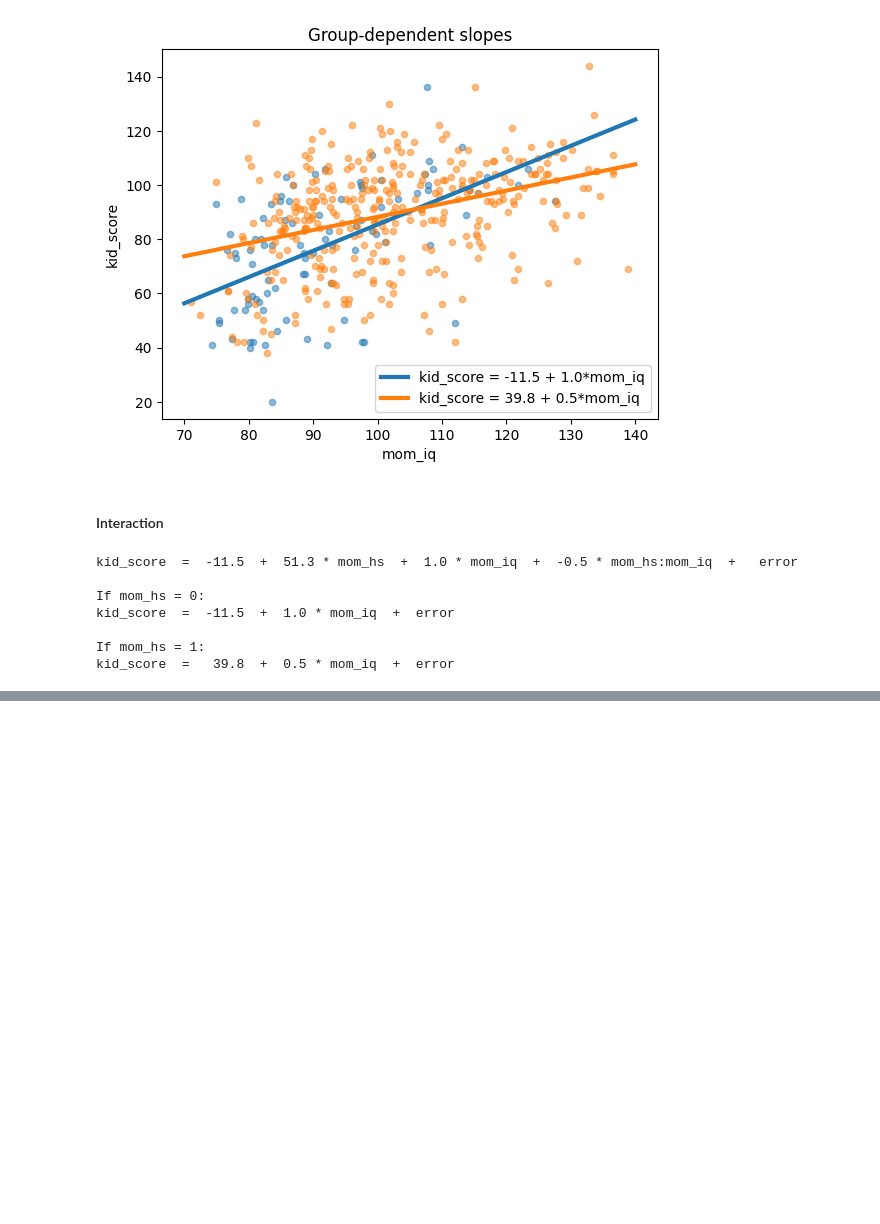
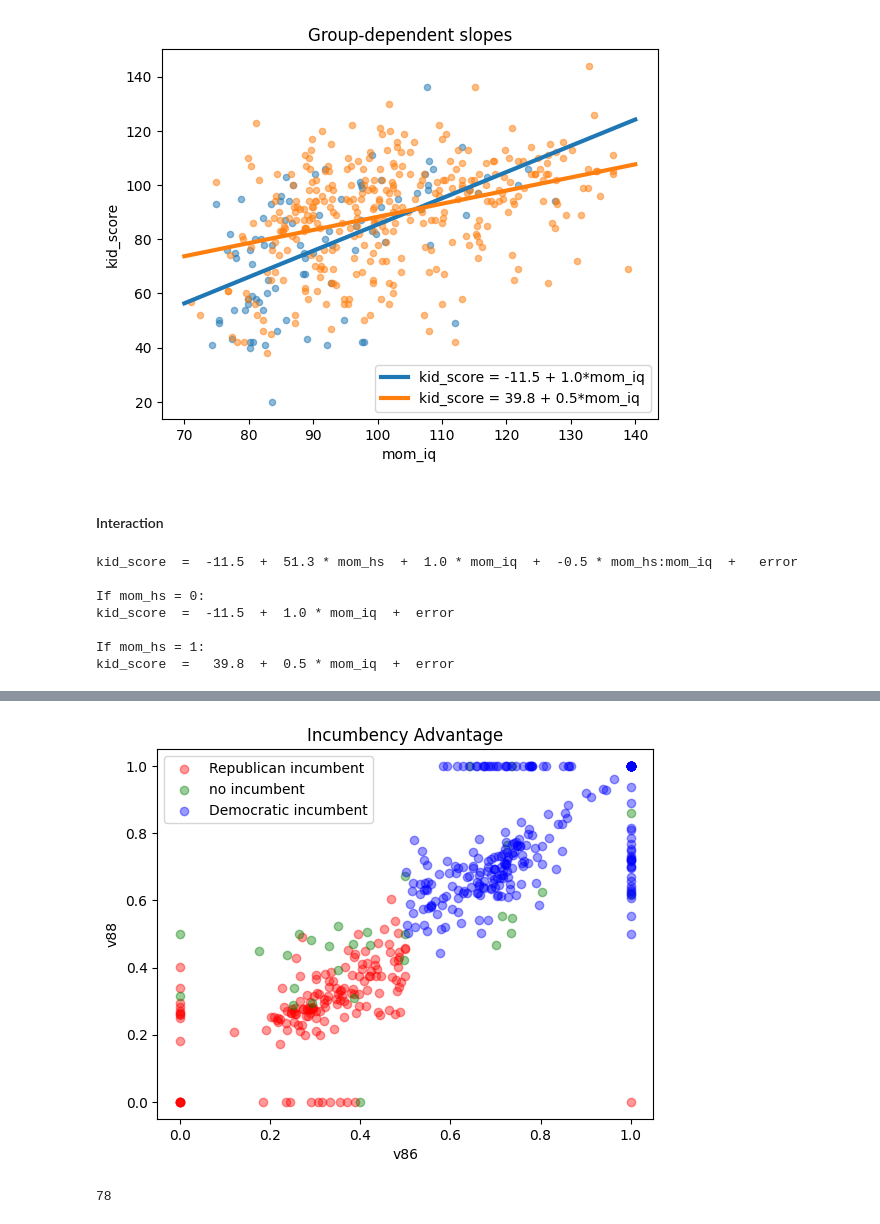
Before and after one commit to mgreenbe/DATA335W2025, a Jupyter notebook: code/2linearregression.ipynb, the cells around one changed output, grey strips where cells are left out. Saved outputs shown, nothing was run; the diff lists cells and outputs as text; code cells hidden in the pictures; blank space fills up the shorter version.

```diff
--- a/code/2linearregression.ipynb
+++ b/code/2linearregression.ipynb
@@ -1235,0 +1258,3 @@ kid_score  =   39.8  +  0.5 * mom_iq  +  error
+# %%
+congress = pd.read_csv("../data/congress.csv")
+congress
@@ -1235,0 +1275,19 @@ kid_score  =   39.8  +  0.5 * mom_iq  +  error
+# %%
+color = {-1: "red", 0: "green", 1: "blue"}
+label = {-1: "Republican incumbent", 0: "no incumbent", 1: "Democratic incumbent"}
+for inc, group in congress.groupby("inc88"):
+    plt.scatter(
+        group["v86"], group["v88"], color=color[inc], label=label[inc], alpha=0.4
+    )
+    plt.legend()
+plt.title("Incumbency Advantage")
+plt.xlabel("v86")
+plt.ylabel("v88")
+plt.show()
+# %% [output]
+[figure, added]
+# %%
+unc88 = np.logical_or(congress["v88"] == 0, congress["v88"] == 1)
+sum(unc88)
+# %% [output]
+78
```
Also changed, not shown: parts of 10 cells of this notebook.
